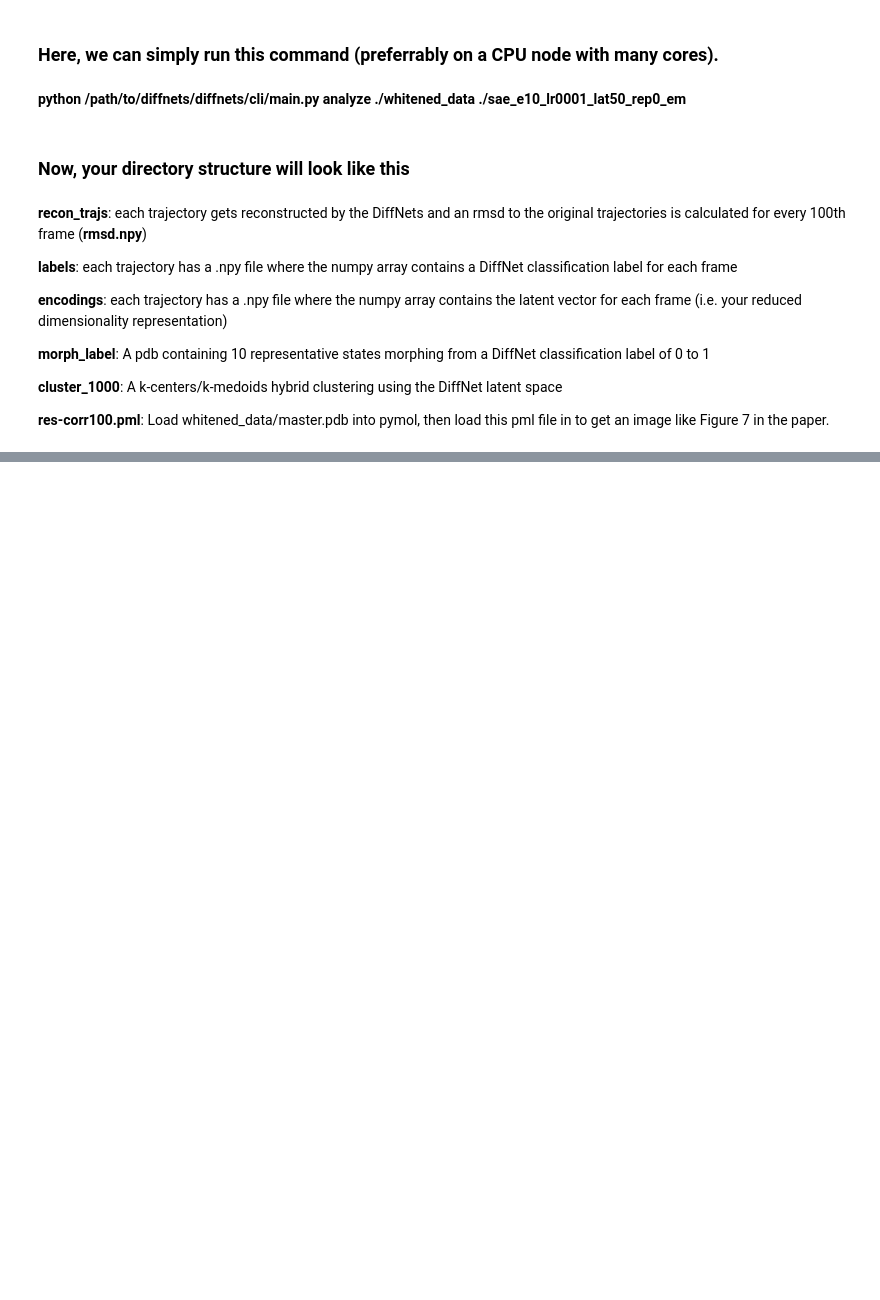
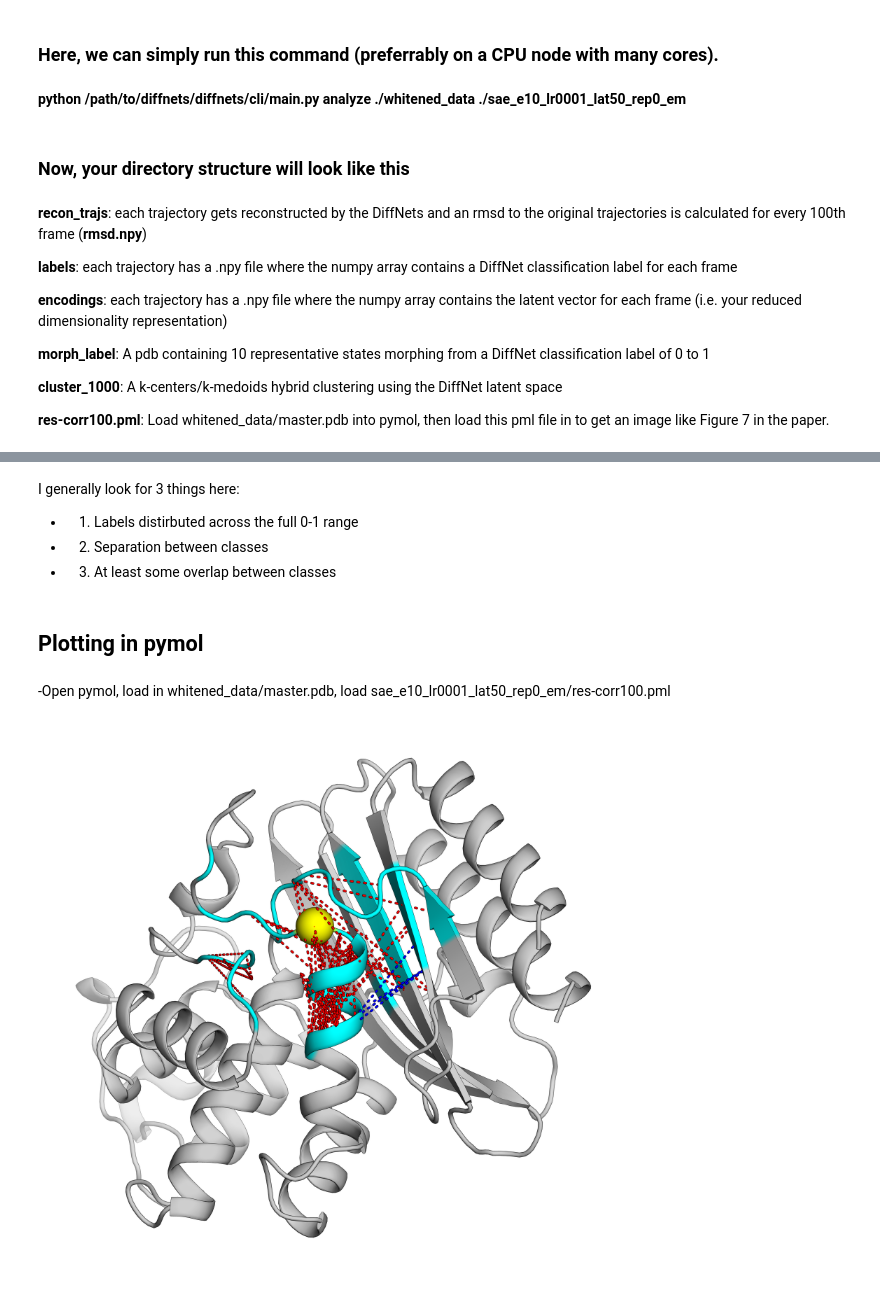
Before and after one commit to bowman-lab/diffnets, a Jupyter notebook: examples/diffnet_tutorial.ipynb, the cells around one changed output, grey strips where cells are left out. Drawn from its saved outputs; the diff is of its cells as text; code cells hidden in the pictures; blank space fills up the shorter version.

```diff
--- a/examples/diffnet_tutorial.ipynb
+++ b/examples/diffnet_tutorial.ipynb
@@ -288,0 +360,14 @@ practice_dir
+# %% [markdown]
+I generally look for 3 things here:
+- 1) Labels distirbuted across the full 0-1 range
+- 2) Separation between classes
+- 3) At least some overlap between classes
+# %% [markdown]
+## Plotting in pymol
+# %% [markdown]
+-Open pymol, load in whitened_data/master.pdb, load sae_e10_lr0001_lat50_rep0_em/res-corr100.pml
+# %%
+from IPython.display import Image
+Image("/Users/mickdub/bowman_lab/scratch/tutorial/beta-lac-correlations.png")
+# %% [output]
+[figure, added]
```
Also changed, not shown: parts of 14 cells of this notebook.
